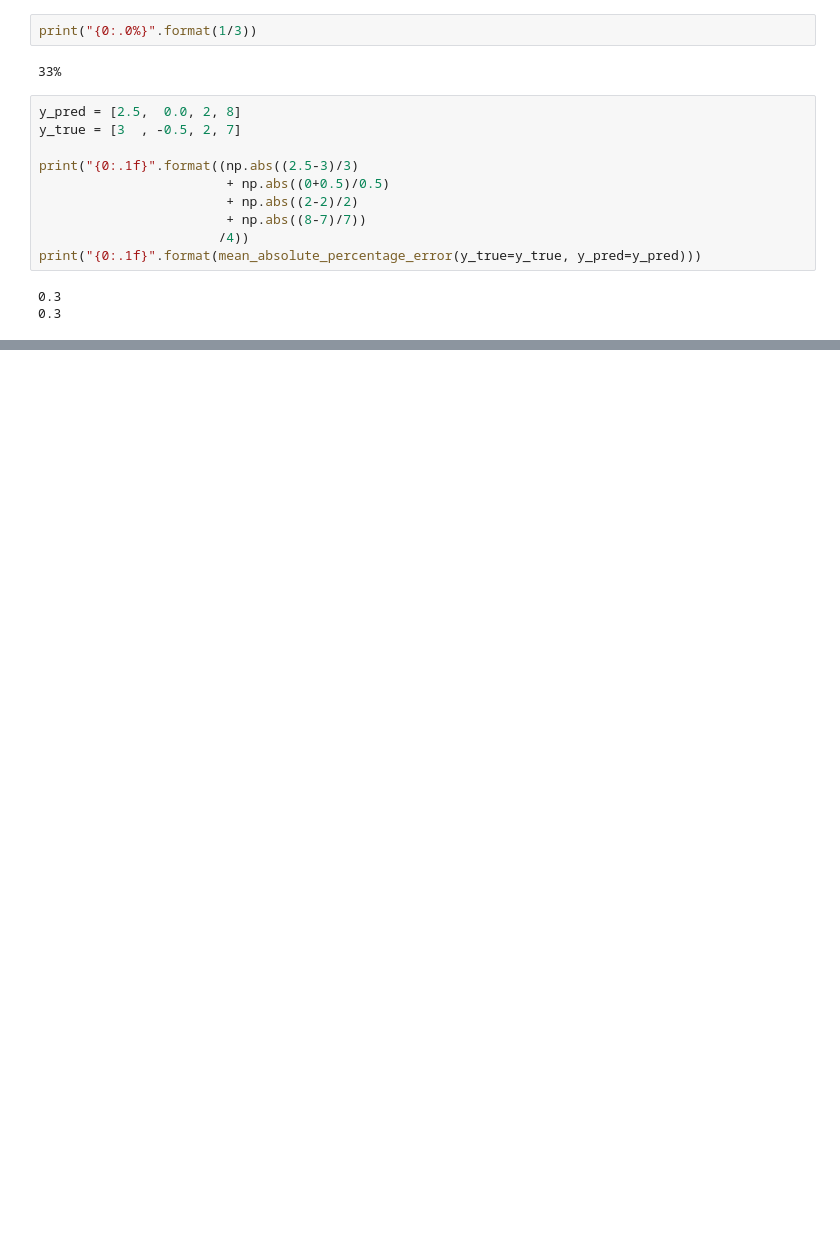
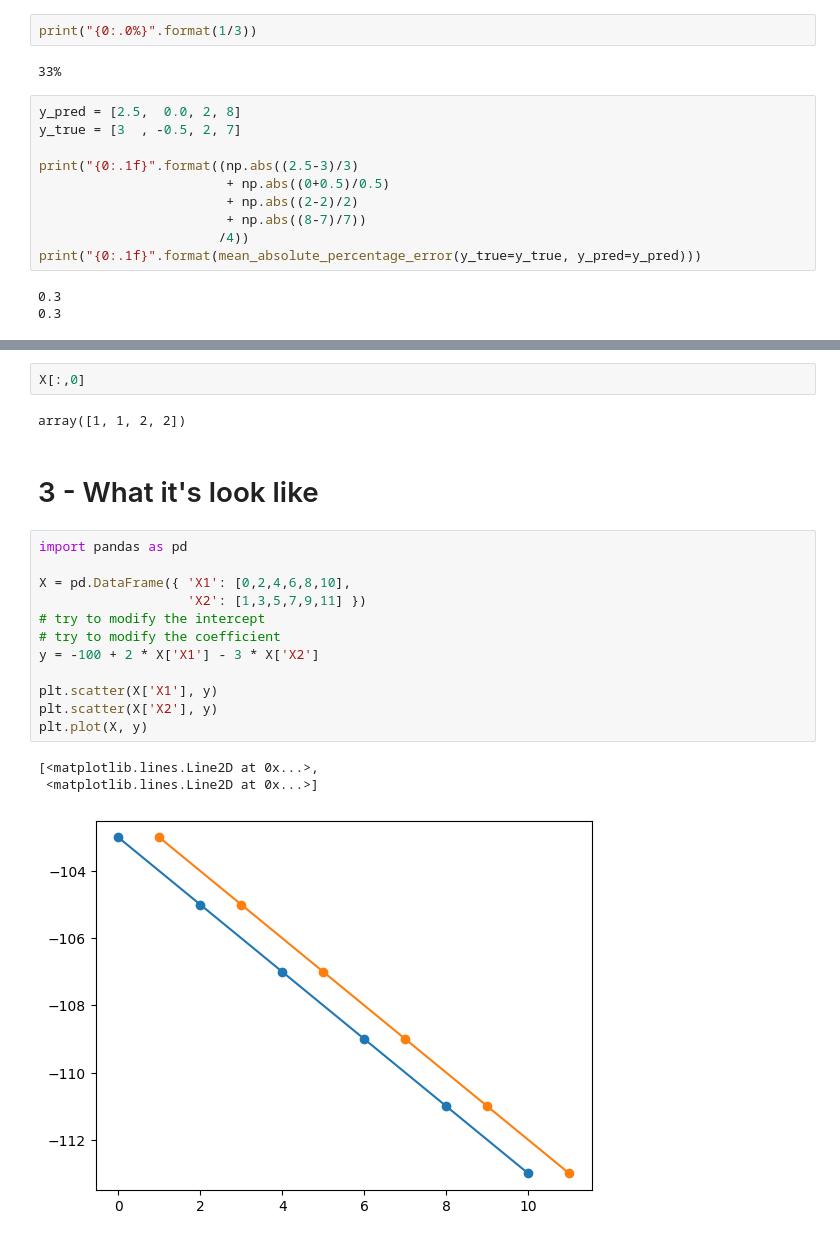
Before and after one commit to jasonrichdarmawan/p1-g1, a Jupyter notebook: playground.ipynb, the cells around one changed output, grey strips where cells are left out. Saved outputs shown, nothing was run; the diff lists cells and outputs as text; blank space fills up the shorter version.

Commit message:
add dot product, what it's look like

```diff
--- a/playground.ipynb
+++ b/playground.ipynb
@@ -64,0 +95,22 @@ print("{0:.1f}".format(mean_absolute_percentage_error(y_true=y_true, y_pred=y_pr
+# %%
+X[:,0]
+# %% [output]
+array([1, 1, 2, 2])
+# %% [markdown]
+# 3 - What it's look like
+# %%
+import pandas as pd
+
+X = pd.DataFrame({ 'X1': [0,2,4,6,8,10],
+                   'X2': [1,3,5,7,9,11] })
+# try to modify the intercept
+# try to modify the coefficient
+y = -100 + 2 * X['X1'] - 3 * X['X2']
+
+plt.scatter(X['X1'], y)
+plt.scatter(X['X2'], y)
+plt.plot(X, y)
+# %% [output]
+[<matplotlib.lines.Line2D at 0x...>,
+ <matplotlib.lines.Line2D at 0x...>]
+[figure, added]
```
Also changed, not shown: parts of 5 cells of this notebook.
